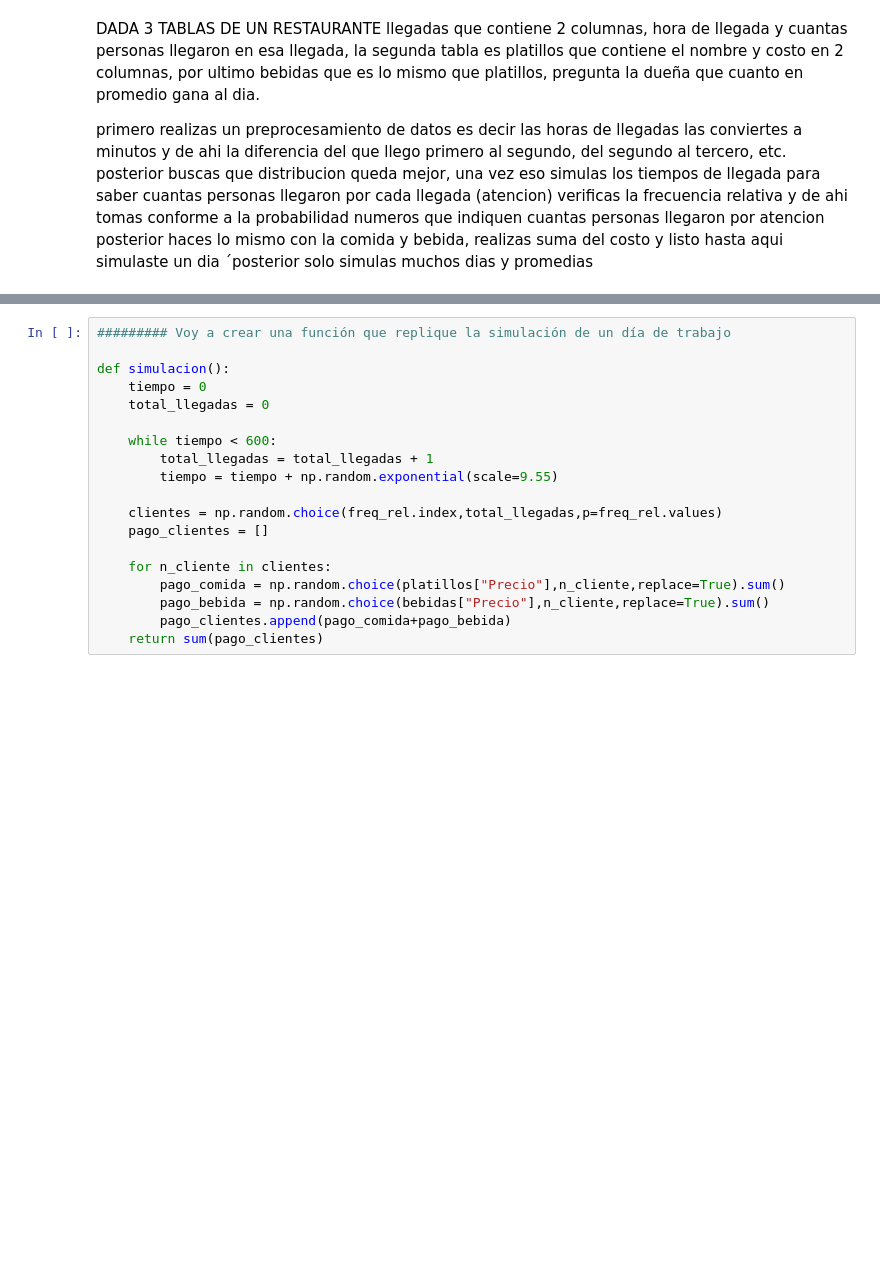
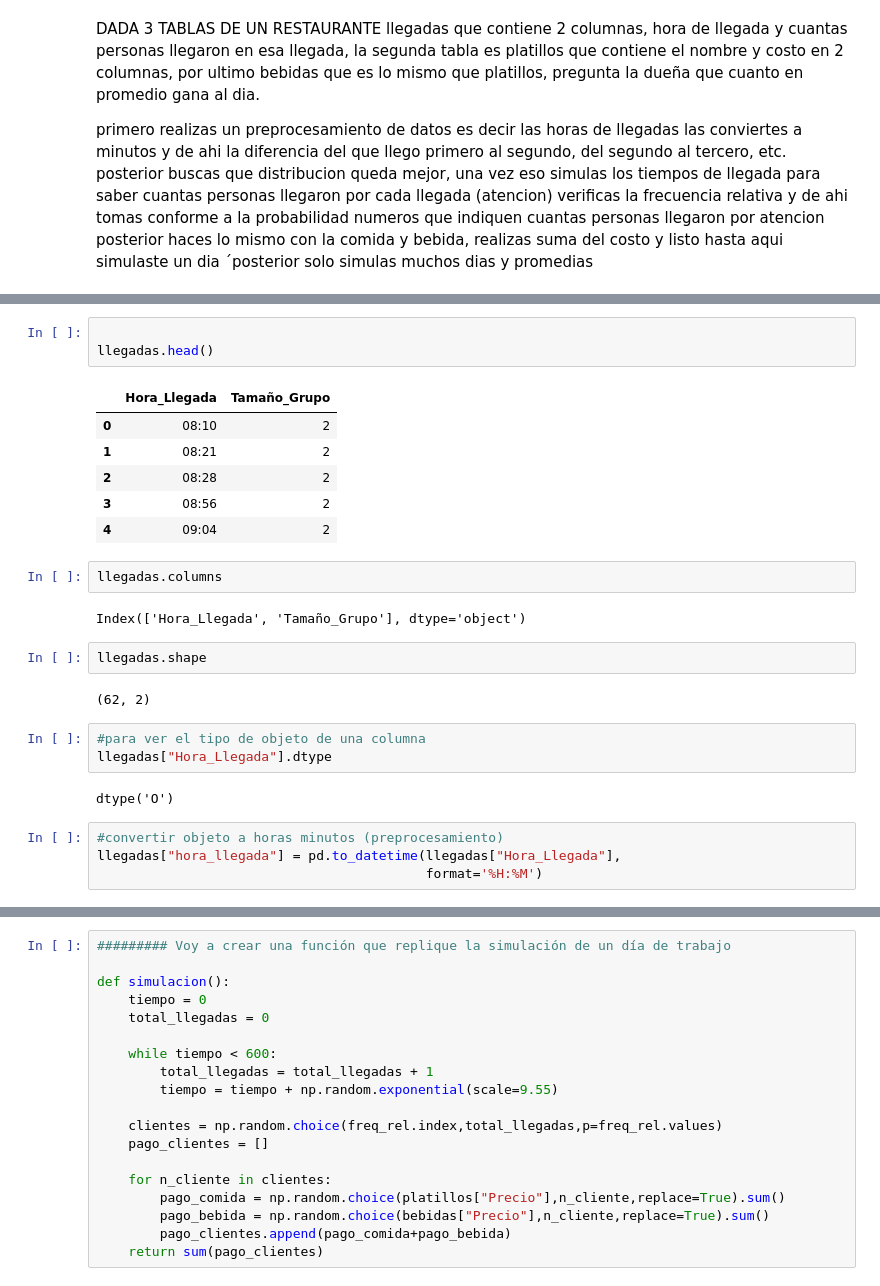
Before and after one commit to JuanGutierrez4/Estadistica, a Jupyter notebook: C05AjusteDeDistribuciones1.ipynb, the cells around one changed output, grey strips where cells are left out. Drawn from its saved outputs; the diff is of its cells as text; blank space fills up the shorter version.

```diff
--- a/C05AjusteDeDistribuciones1.ipynb
+++ b/C05AjusteDeDistribuciones1.ipynb
@@ -135,0 +70,27 @@ hasta aqui simulaste un dia
+# %%
+
+llegadas.head()
+# %% [output]
+|  | Hora_Llegada | Tamaño_Grupo |
+| 0 | 08:10 | 2 |
+| 1 | 08:21 | 2 |
+| 2 | 08:28 | 2 |
+| 3 | 08:56 | 2 |
+| 4 | 09:04 | 2 |
+# %%
+llegadas.columns
+# %% [output]
+Index(['Hora_Llegada', 'Tamaño_Grupo'], dtype='object')
+# %%
+llegadas.shape
+# %% [output]
+(62, 2)
+# %%
+#para ver el tipo de objeto de una columna
+llegadas["Hora_Llegada"].dtype
+# %% [output]
+dtype('O')
+# %%
+#convertir objeto a horas minutos (preprocesamiento)
+llegadas["hora_llegada"] = pd.to_datetime(llegadas["Hora_Llegada"],
+                                          format='%H:%M')
```
Also changed, not shown: parts of 23 cells of this notebook.
